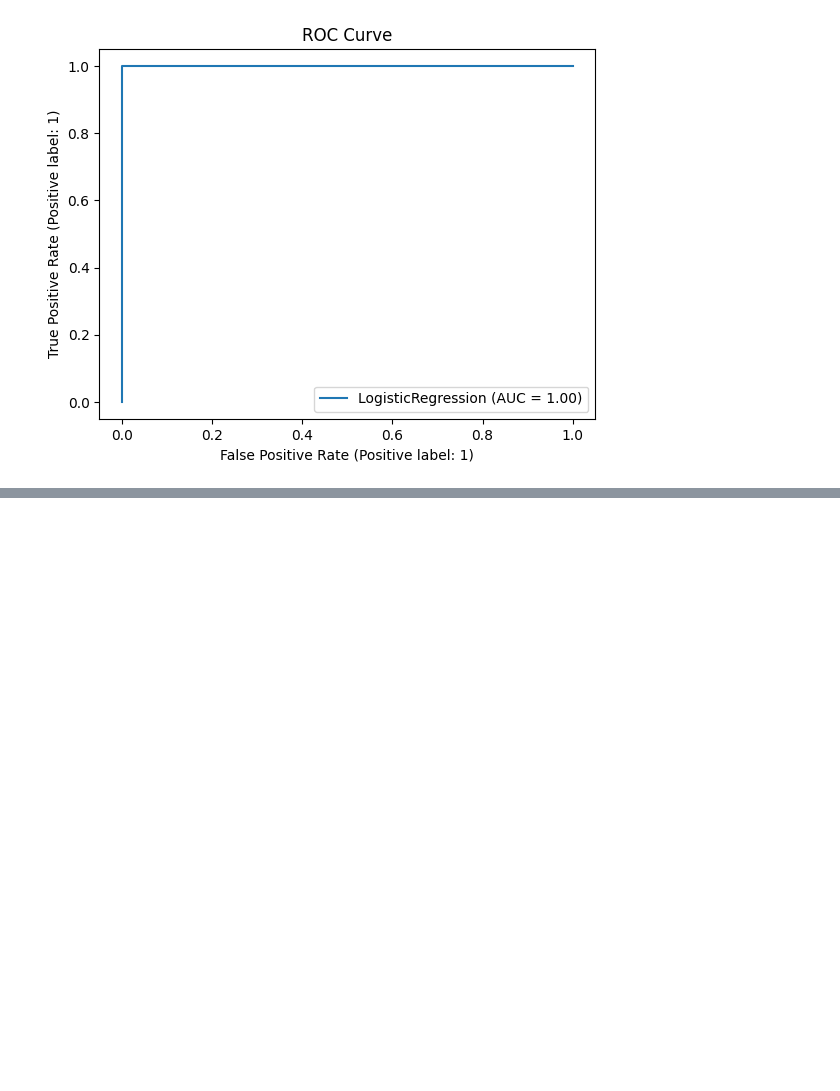
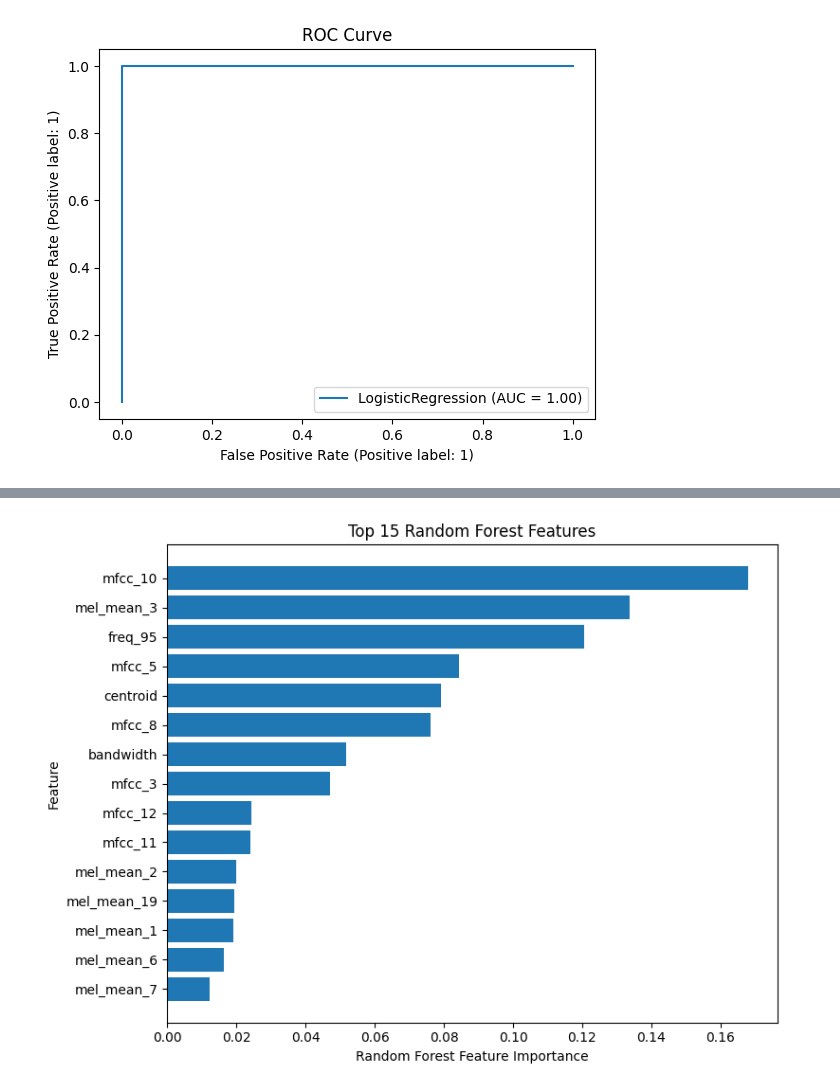
Before and after one commit to vu-a3em/a3em-python-package, a Jupyter notebook: a3em_package.ipynb, the cells around one changed output, grey strips where cells are left out. Cells and saved outputs as stored; diff of their text form; code cells hidden in the pictures; blank space fills up the shorter version.

```diff
--- a/a3em_package.ipynb
+++ b/a3em_package.ipynb
@@ -340,0 +422,10 @@ plt.show()
+# %%
+rf_model = RandomForestClassifier(
+    n_estimators=200,
+    random_state=42
+)
+# %%
+rf_model.fit(
+    X_train,
+    y_train
+)
@@ -340,0 +454,14 @@ plt.show()
+# %%
+import pandas as pd
+
+rf_importance = pd.DataFrame({
+    "Feature": X_train.columns,
+    "Importance": rf_model.feature_importances_
+})
+
+rf_importance = rf_importance.sort_values(
+    "Importance",
+    ascending=False
+)
+
+rf_importance.head(15)
@@ -340,0 +485,22 @@ plt.show()
+# %%
+import matplotlib.pyplot as plt
+
+top15 = rf_importance.head(15)
+
+plt.figure(figsize=(8,6))
+
+plt.barh(
+    top15["Feature"],
+    top15["Importance"]
+)
+
+plt.xlabel("Random Forest Feature Importance")
+plt.ylabel("Feature")
+plt.title("Top 15 Random Forest Features")
+
+plt.gca().invert_yaxis()
+
+plt.tight_layout()
+plt.show()
+# %% [output]
+[figure, added]
```
Also changed, not shown: parts of 17 cells of this notebook, 1 other file.
